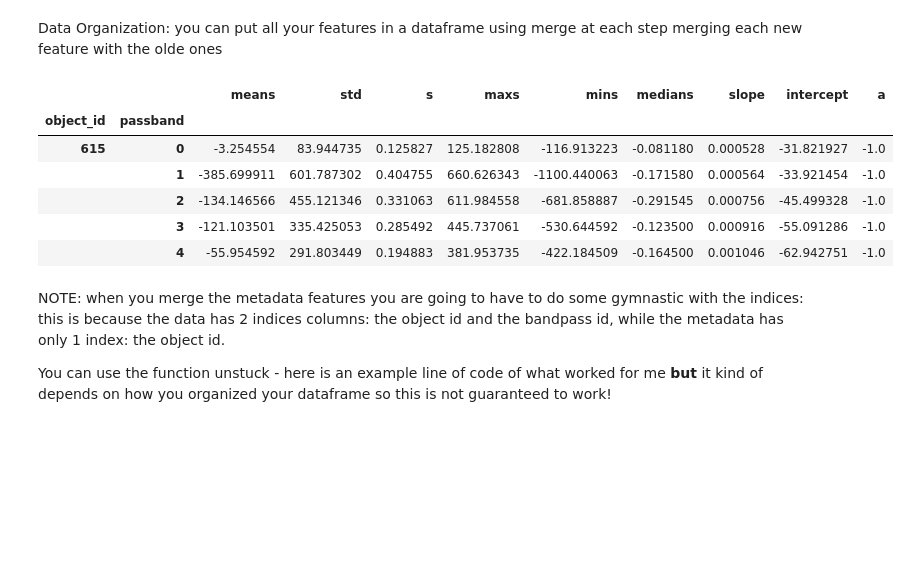
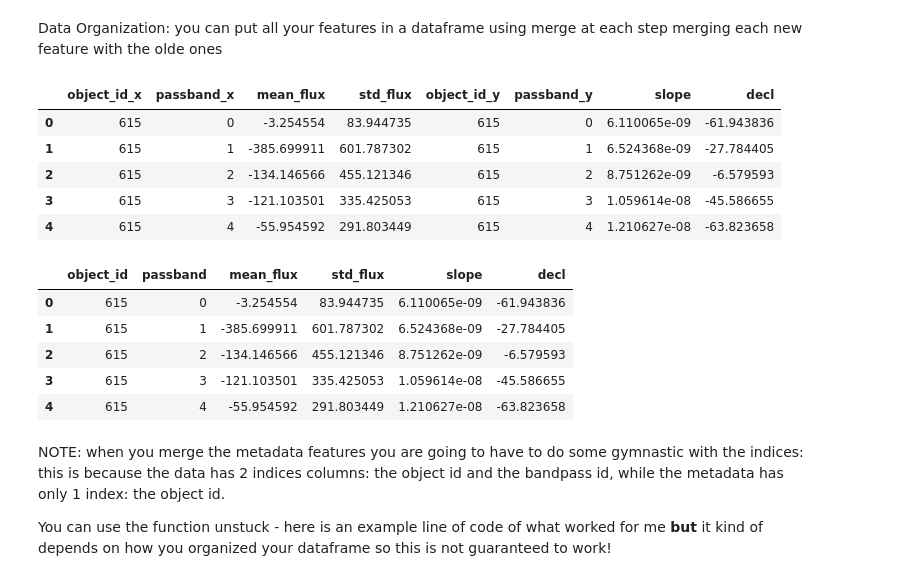
Before and after one commit to Legacy560/MLTSA25_RWolynetz, a Jupyter notebook: HW4/HW4_PLAsTICC_GP_homework_MTLSA25_RWolynetz.ipynb, the cells around one changed output. Saved outputs shown, nothing was run; the diff lists cells and outputs as text; code cells hidden in the pictures; blank space fills up the shorter version.

```diff
--- a/HW4/HW4_PLAsTICC_GP_homework_MTLSA25_RWolynetz.ipynb
+++ b/HW4/HW4_PLAsTICC_GP_homework_MTLSA25_RWolynetz.ipynb
@@ -441,28 +434,33 @@ parametric features: extract some features that come from simple models of the l
 import pandas as pd
 # Group data by object and passband
 grouped = lcvs_scaled.groupby(['object_id', 'passband'])
-
+grouped2 = lcvs.groupby(['object_id', 'passband'])
 # Function to fit a line and extract features
 def fit_line(group):
-    x = group['mjd'].values
-    y = group['flux_scaled'].values
-    X = sm.add_constant(x)
-    model = sm.OLS(y, X).fit()
-    return pd.Series({
-        'slope': model.params[1],
-        'intercept': model.params[0],
-        'r_squared': model.rsquared
+  '''
+  Fits a line to the light curve and extracts the slope.
+  Inputs:
+    group: the id and passband group
+  Outputs:
+    slope: the slope of the line fit
+  '''
+  x = group['mjd'].values
+  y = group['flux_scaled'].values
+  X = sm.add_constant(x)
+  model = sm.OLS(y, X).fit()
+  return pd.Series({
+      'slope': model.params[1],
+
     })
 
 # Apply the line fitting function to each group
 line_fits = grouped.apply(fit_line)
-
+#lf2 = grouped2.apply(fit_line)
 # Reset the index to make 'object_id' and 'passband' regular columns
 line_fits = line_fits.reset_index()
-
-# Merge the line fit features back into the main DataFrame
-lcvs_scaled = pd.merge(lcvs_scaled, line_fits, on=['object_id', 'passband'], how='left')
+#lf2 = lf2.reset_index()
 
 # Now lcvs_scaled contains the slope, intercept and R-squared of the linear fit for each object and passband.
-lcvs_scaled.head()
+line_fits.head(20)
+#lf2.head()
 # %% [output]
@@ -476,0 +497,6 @@ the goodness of fit for these models is also a potential feature
+# %%
+declCol = lmeta["decl"]
+declCol.head()
+
+#this represents the position in the sky.
+#Can help determine if the phenomena is a galactic or extragalactic object
@@ -478,16 +512,30 @@ the goodness of fit for these models is also a potential feature
 Data Organization: you can put all your features in a dataframe using merge at each step merging each new feature with the olde ones
 # %%
 #example
-features = features.merge(....., left_index=True, right_index=True)
+features = lcvs_features.merge(line_fits, left_index=True, right_index=True)
+features = features.merge(declCol, left_index=True, right_index=True)
 features.head()
 # %% [output]
-|  |  | means | std | s | maxs | mins | medians | slope | intercept | a |
-| object_id | passband |  |  |  |  |  |  |  |  |  |
-| 615 | 0 | -3.254554 | 83.944735 | 0.125827 | 125.182808 | -116.913223 | -0.081180 | 0.000528 | -31.821927 | -1.0 |
-|  | 1 | -385.699911 | 601.787302 | 0.404755 | 660.626343 | -1100.440063 | -0.171580 | 0.000564 | -33.921454 | -1.0 |
-|  | 2 | -134.146566 | 455.121346 | 0.331063 | 611.984558 | -681.858887 | -0.291545 | 0.000756 | -45.499328 | -1.0 |
-|  | 3 | -121.103501 | 335.425053 | 0.285492 | 445.737061 | -530.644592 | -0.123500 | 0.000916 | -55.091286 | -1.0 |
-|  | 4 | -55.954592 | 291.803449 | 0.194883 | 381.953735 | -422.184509 | -0.164500 | 0.001046 | -62.942751 | -1.0 |
+|  | object_id_x | passband_x | mean_flux | std_flux | object_id_y | passband_y | slope | decl |
+| 0 | 615 | 0 | -3.254554 | 83.944735 | 615 | 0 | 6.110065e-09 | -61.943836 |
+| 1 | 615 | 1 | -385.699911 | 601.787302 | 615 | 1 | 6.524368e-09 | -27.784405 |
+| 2 | 615 | 2 | -134.146566 | 455.121346 | 615 | 2 | 8.751262e-09 | -6.579593 |
+| 3 | 615 | 3 | -121.103501 | 335.425053 | 615 | 3 | 1.059614e-08 | -45.586655 |
+| 4 | 615 | 4 | -55.954592 | 291.803449 | 615 | 4 | 1.210627e-08 | -63.823658 |
+# %%
+
+# Drop the specified columns
+features = features.drop(columns=['object_id_y', 'passband_y'], errors='ignore')
+features = features.rename(columns={'object_id_x': 'object_id', 'passband_x': 'passband'})
+# Display the updated DataFrame (optional)
+features.head()
+# %% [output]
+|  | object_id | passband | mean_flux | std_flux | slope | decl |
+| 0 | 615 | 0 | -3.254554 | 83.944735 | 6.110065e-09 | -61.943836 |
+| 1 | 615 | 1 | -385.699911 | 601.787302 | 6.524368e-09 | -27.784405 |
+| 2 | 615 | 2 | -134.146566 | 455.121346 | 8.751262e-09 | -6.579593 |
+| 3 | 615 | 3 | -121.103501 | 335.425053 | 1.059614e-08 | -45.586655 |
+| 4 | 615 | 4 | -55.954592 | 291.803449 | 1.210627e-08 | -63.823658 |
 # %% [markdown]
 NOTE: when you merge the metadata features you are going to have to do some gymnastic with the indices: this is because the data has 2 indices columns: the object id and the bandpass id, while the metadata has only 1 index: the object id.
 
```
Also changed, not shown: parts of 13 cells of this notebook.
